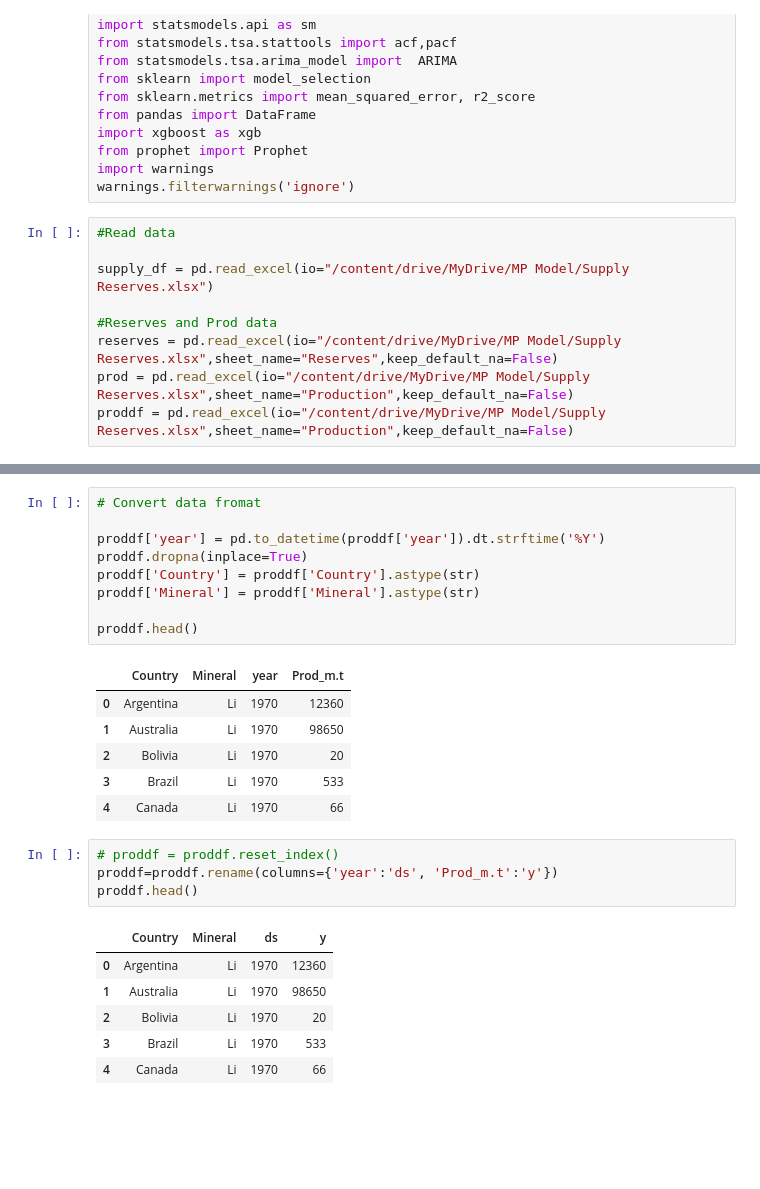
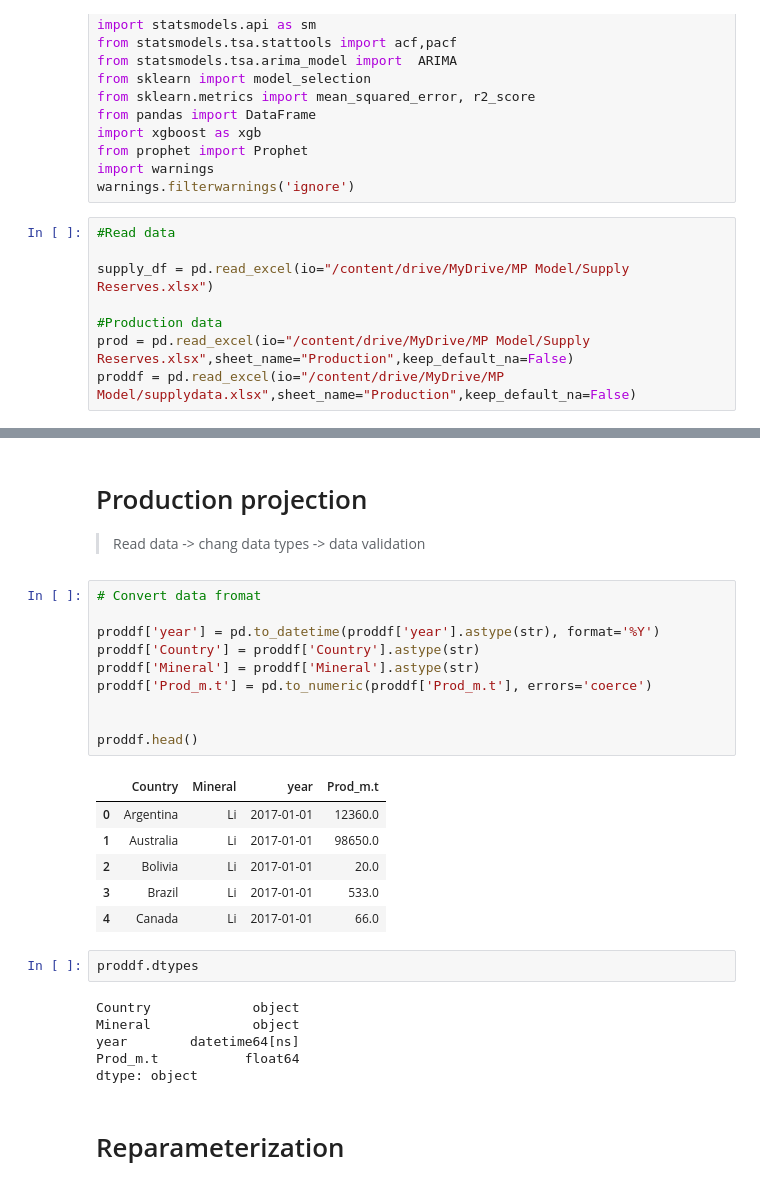
Before and after one commit to jolinayhsueh/Energy-, a Jupyter notebook: Supply_forecasting_model.ipynb, the cells around one changed output, grey strips where cells are left out. Cells and saved outputs as stored; diff of their text form; blank space fills up the shorter version.

```diff
--- a/Supply_forecasting_model.ipynb
+++ b/Supply_forecasting_model.ipynb
@@ -89,8 +109,7 @@ warnings.filterwarnings('ignore')
 
 supply_df = pd.read_excel(io="/content/drive/MyDrive/MP Model/Supply Reserves.xlsx")
 
-#Reserves and Prod data
-reserves = pd.read_excel(io="/content/drive/MyDrive/MP Model/Supply Reserves.xlsx",sheet_name="Reserves",keep_default_na=False)
+#Production data
 prod = pd.read_excel(io="/content/drive/MyDrive/MP Model/Supply Reserves.xlsx",sheet_name="Production",keep_default_na=False)
-proddf = pd.read_excel(io="/content/drive/MyDrive/MP Model/Supply Reserves.xlsx",sheet_name="Production",keep_default_na=False)
+proddf = pd.read_excel(io="/content/drive/MyDrive/MP Model/supplydata.xlsx",sheet_name="Production",keep_default_na=False)
 # %%
@@ -103,30 +123,34 @@ proddf.head()
 | 2 | Bolivia | Li | 2017 | 20 |
 | 3 | Brazil | Li | 2017 | 533 |
 | 4 | Canada | Li | 2017 | 66 |
+# %% [markdown]
+# Production projection
+
+> Read data -> chang data types -> data validation
 # %%
 # Convert data fromat
 
-proddf['year'] = pd.to_datetime(proddf['year']).dt.strftime('%Y')
-proddf.dropna(inplace=True)
+proddf['year'] = pd.to_datetime(proddf['year'].astype(str), format='%Y')
 proddf['Country'] = proddf['Country'].astype(str)
 proddf['Mineral'] = proddf['Mineral'].astype(str)
+proddf['Prod_m.t'] = pd.to_numeric(proddf['Prod_m.t'], errors='coerce')
+
 
 proddf.head()
 # %% [output]
 |  | Country | Mineral | year | Prod_m.t |
-| 0 | Argentina | Li | 1970 | 12360 |
-| 1 | Australia | Li | 1970 | 98650 |
-| 2 | Bolivia | Li | 1970 | 20 |
-| 3 | Brazil | Li | 1970 | 533 |
-| 4 | Canada | Li | 1970 | 66 |
+| 0 | Argentina | Li | 2017-01-01 | 12360.0 |
+| 1 | Australia | Li | 2017-01-01 | 98650.0 |
+| 2 | Bolivia | Li | 2017-01-01 | 20.0 |
+| 3 | Brazil | Li | 2017-01-01 | 533.0 |
+| 4 | Canada | Li | 2017-01-01 | 66.0 |
-# %%
-# proddf = proddf.reset_index()
-proddf=proddf.rename(columns={'year':'ds', 'Prod_m.t':'y'})
-proddf.head()
-# %% [output]
-|  | Country | Mineral | ds | y |
-| 0 | Argentina | Li | 1970 | 12360 |
-| 1 | Australia | Li | 1970 | 98650 |
-| 2 | Bolivia | Li | 1970 | 20 |
-| 3 | Brazil | Li | 1970 | 533 |
-| 4 | Canada | Li | 1970 | 66 |
+# %%
+proddf.dtypes
+# %% [output]
+Country             object
+Mineral             object
+year        datetime64[ns]
+Prod_m.t           float64
+dtype: object
+# %% [markdown]
+# Reparameterization
```
Also changed, not shown: parts of 8 cells of this notebook.
